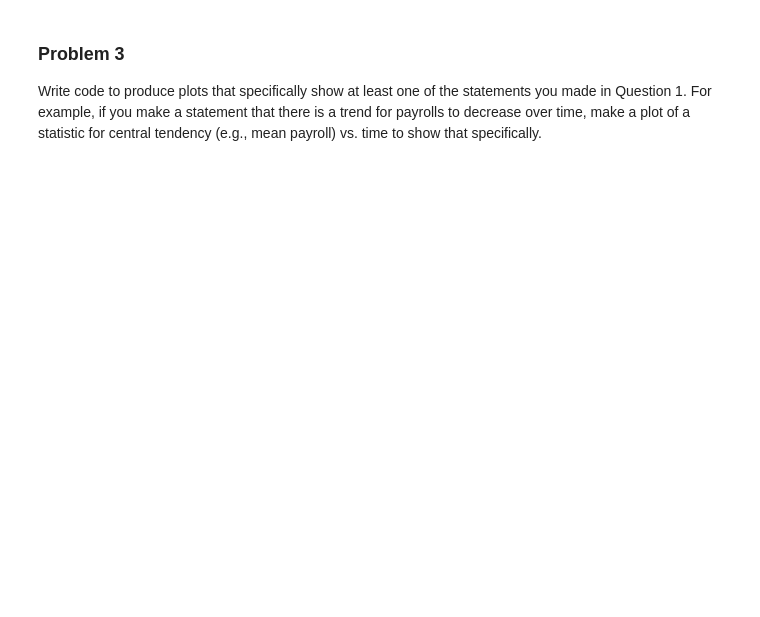
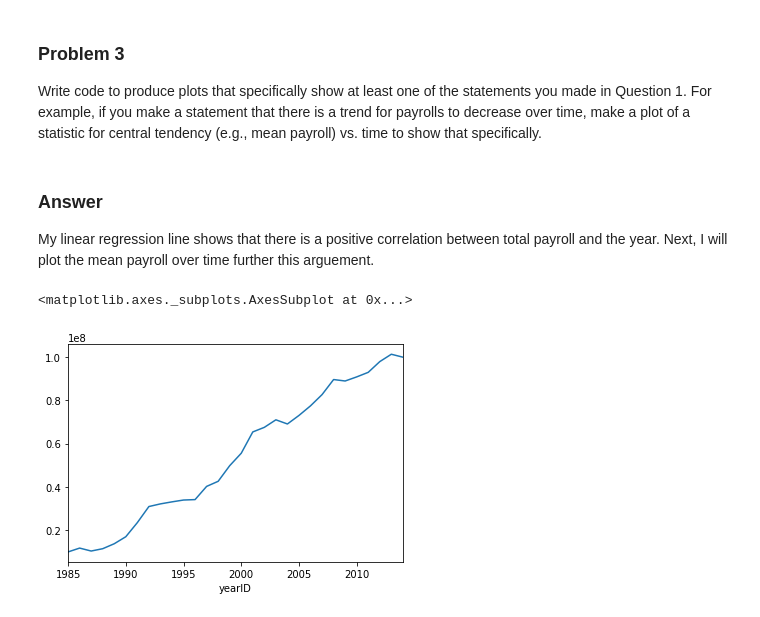
Before and after one commit to thegerrit/data_science, a Jupyter notebook: project2/Project 2 - Garrett Van Beek.ipynb, the cells around one changed output. Saved outputs shown, nothing was run; the diff lists cells and outputs as text; code cells hidden in the pictures; blank space fills up the shorter version.

```diff
--- a/project2/Project 2 - Garrett Van Beek.ipynb
+++ b/project2/Project 2 - Garrett Van Beek.ipynb
@@ -131,3 +100,14 @@ relevant_data["total_payroll"].corr(relevant_data["yearID"])
 # %% [markdown]
 ### Problem 3
 Write code to produce plots that specifically show at least one of the statements you made in Question 1. For example, if you make a statement that there is a trend for payrolls to decrease over time, make a plot of a statistic for central tendency (e.g., mean payroll) vs. time to show that specifically.
+# %% [markdown]
+### Answer
+My linear regression line shows that there is a positive correlation between total payroll and the year. Next, I will plot the mean payroll over time further this arguement.
+# %%
+# Make a pairing with mean payroll for every year time.
+payroll_vs_year = pw_df.groupby("yearID")["total_payroll"].mean()
+
+payroll_vs_year.plot.line()
+# %% [output]
+<matplotlib.axes._subplots.AxesSubplot at 0x...>
+[figure, added]
```
Also changed, not shown: parts of 32 cells of this notebook, 4 other files.
